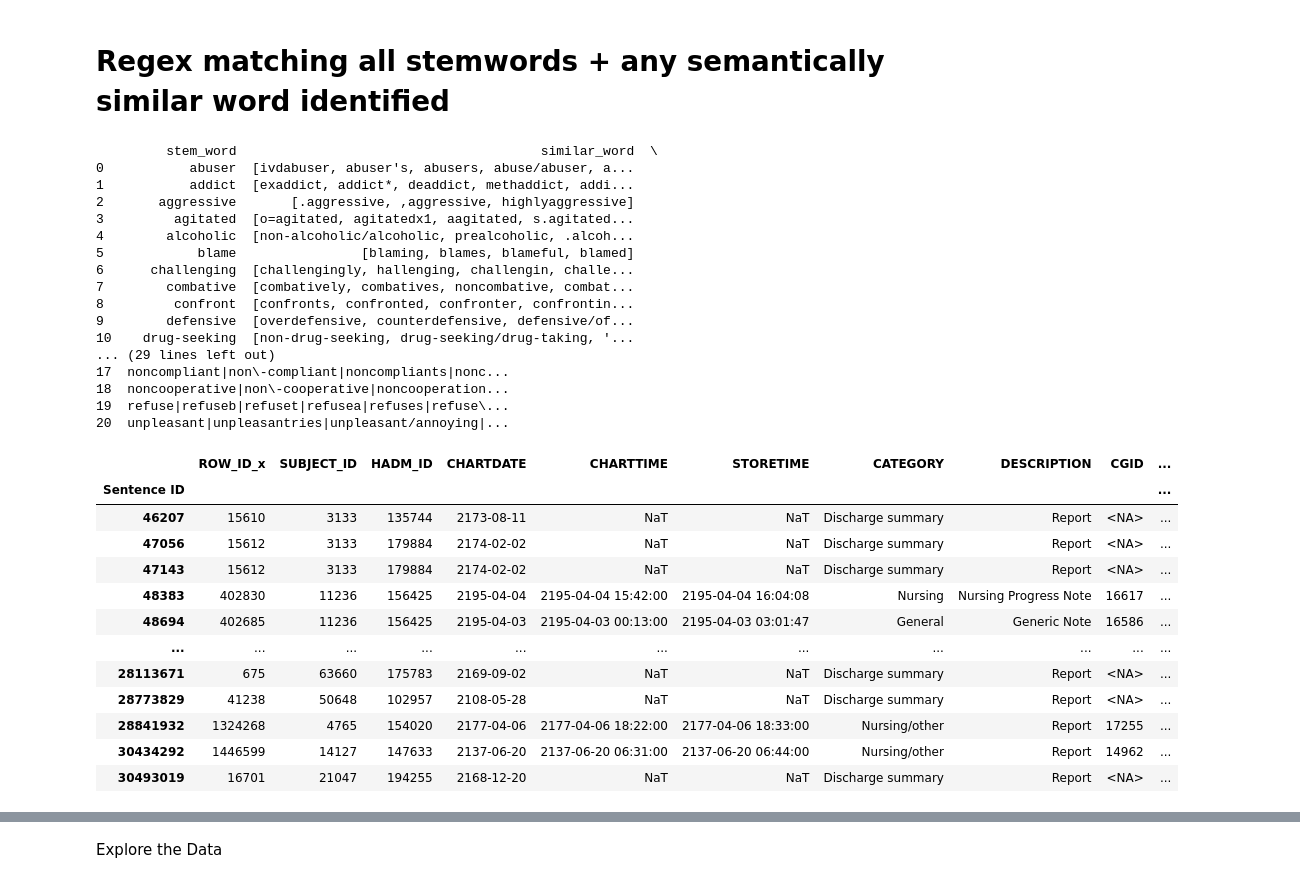
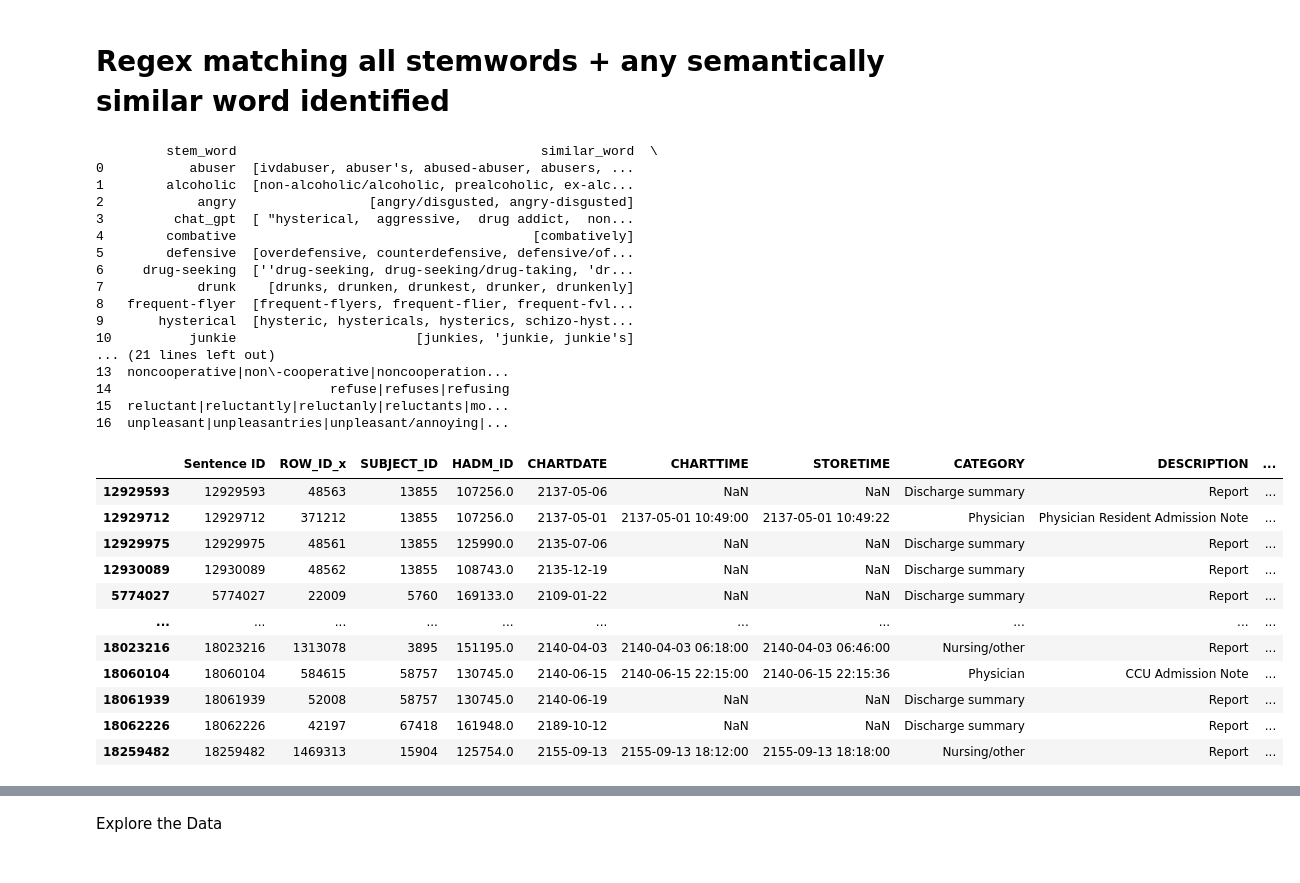
Before and after one commit to drew-walkerr/Diss_Detecting_Provider_Bias, a Jupyter notebook: stigmatizing_labels_regex.ipynb, the cells around one changed output, grey strips where cells are left out. Saved outputs shown, nothing was run; the diff lists cells and outputs as text; code cells hidden in the pictures.

```diff
--- a/stigmatizing_labels_regex.ipynb
+++ b/stigmatizing_labels_regex.ipynb
@@ -170,69 +174,75 @@ See the caveats in the documentation: https://pandas.pydata.org/pandas-docs/stab
 # %% [markdown]
 # Regex matching all stemwords + any semantically similar word identified
+# %%
+# Read in sentence tokenized MIMIC-III
+
+full_dataframe = pd.read_csv("/content/gdrive/MyDrive/Diss_Detecting_Provider_Bias/mimic_iii_sentence_tokenized.csv")
 # %%
 
 
-doubt_word_list = pd.read_csv("stigma_word_list_round_2.csv")
+doubt_word_list = pd.read_csv("stigma_word_list_round_3_gpt.csv")
 
 
 # Create regex which is each stem word + all similar_words identified in the word embeddings step, which will be used to search the charts
 def group_and_create_regex(dataframe):
     grouped_data = dataframe.groupby('stem_word')['similar_word'].apply(list).reset_index()
     grouped_data['regex'] = grouped_data.apply(lambda row: '|'.join([re.escape(row['stem_word'])] + [re.escape(word) for word in row['similar_word']]), axis=1)
     return grouped_data
 
 grouped_data = group_and_create_regex(doubt_word_list)
 print(grouped_data)
 
 # Create function that takes regex from each row and searches the charts
-def identify_matching_strings(full_dataframe, doubt_word_list):
+
+def identify_matching_strings(full_dataframe, grouped_data):
     matching_dataframes = []
 
-
-    for index, row in doubt_word_list.iterrows():
+    for index, row in grouped_data.iterrows():
         regex = row['regex']
-        stem_word = row['stem_word']
-        matches = full_dataframe.loc[full_dataframe['Sentence'].str.contains(regex, flags=re.IGNORECASE)].copy()
-        matches['regex'] = regex
-        matches['stem_word'] = stem_word
-        matching_dataframes.append(matches)
+        terms = row['similar_word']
+        for term in terms:
+            term = re.escape(term)
+            matches = full_dataframe.loc[full_dataframe['Sentence'].str.contains(term, flags=re.IGNORECASE, na=False)].copy()
+            matches['regex'] = regex
+            matches['matched_term'] = term  # Add the matched term as a new column
+            matching_dataframes.append(matches)
 
     if matching_dataframes:
         return pd.concat(matching_dataframes, axis=0)
     else:
         return pd.DataFrame()
 
 
+
 result = identify_matching_strings(full_dataframe, grouped_data)
 result
 # %% [output]
          stem_word                                       similar_word  \
-0           abuser  [ivdabuser, abuser's, abusers, abuse/abuser, a...
-1           addict  [exaddict, addict*, deaddict, methaddict, addi...
-2       aggressive       [.aggressive, ,aggressive, highlyaggressive]
-3         agitated  [o=agitated, agitatedx1, aagitated, s.agitated...
-4        alcoholic  [non-alcoholic/alcoholic, prealcoholic, .alcoh...
-5            blame                [blaming, blames, blameful, blamed]
-6      challenging  [challengingly, hallenging, challengin, challe...
-7        combative  [combatively, combatives, noncombative, combat...
-8         confront  [confronts, confronted, confronter, confrontin...
-9        defensive  [overdefensive, counterdefensive, defensive/of...
-10    drug-seeking  [non-drug-seeking, drug-seeking/drug-taking, '...
-... (29 lines left out)
-17  noncompliant|non\-compliant|noncompliants|nonc...
-18  noncooperative|non\-cooperative|noncooperation...
-19  refuse|refuseb|refuset|refusea|refuses|refuse\...
-20  unpleasant|unpleasantries|unpleasant/annoying|...
+0           abuser  [ivdabuser, abuser's, abused-abuser, abusers, ...
+1        alcoholic  [non-alcoholic/alcoholic, prealcoholic, ex-alc...
+2            angry                 [angry/disgusted, angry-disgusted]
+3         chat_gpt  [ "hysterical,  aggressive,  drug addict,  non...
+4        combative                                      [combatively]
+5        defensive  [overdefensive, counterdefensive, defensive/of...
+6     drug-seeking  [''drug-seeking, drug-seeking/drug-taking, 'dr...
+7            drunk    [drunks, drunken, drunkest, drunker, drunkenly]
+8   frequent-flyer  [frequent-flyers, frequent-flier, frequent-fvl...
+9       hysterical  [hysteric, hystericals, hysterics, schizo-hyst...
+10          junkie                       [junkies, 'junkie, junkie's]
+... (21 lines left out)
+13  noncooperative|non\-cooperative|noncooperation...
+14                            refuse|refuses|refusing
+15  reluctant|reluctantly|reluctanly|reluctants|mo...
+16  unpleasant|unpleasantries|unpleasant/annoying|...
-|  | ROW_ID_x | SUBJECT_ID | HADM_ID | CHARTDATE | CHARTTIME | STORETIME | CATEGORY | DESCRIPTION | CGID | ... |
-| Sentence ID |  |  |  |  |  |  |  |  |  | ... |
-| 46207 | 15610 | 3133 | 135744 | 2173-08-11 | NaT | NaT | Discharge summary | Report | <NA> | ... |
-| 47056 | 15612 | 3133 | 179884 | 2174-02-02 | NaT | NaT | Discharge summary | Report | <NA> | ... |
-| 47143 | 15612 | 3133 | 179884 | 2174-02-02 | NaT | NaT | Discharge summary | Report | <NA> | ... |
-| 48383 | 402830 | 11236 | 156425 | 2195-04-04 | 2195-04-04 15:42:00 | 2195-04-04 16:04:08 | Nursing | Nursing Progress Note | 16617 | ... |
-| 48694 | 402685 | 11236 | 156425 | 2195-04-03 | 2195-04-03 00:13:00 | 2195-04-03 03:01:47 | General | Generic Note | 16586 | ... |
+|  | Sentence ID | ROW_ID_x | SUBJECT_ID | HADM_ID | CHARTDATE | CHARTTIME | STORETIME | CATEGORY | DESCRIPTION | ... |
+| 12929593 | 12929593 | 48563 | 13855 | 107256.0 | 2137-05-06 | NaN | NaN | Discharge summary | Report | ... |
+| 12929712 | 12929712 | 371212 | 13855 | 107256.0 | 2137-05-01 | 2137-05-01 10:49:00 | 2137-05-01 10:49:22 | Physician | Physician Resident Admission Note | ... |
+| 12929975 | 12929975 | 48561 | 13855 | 125990.0 | 2135-07-06 | NaN | NaN | Discharge summary | Report | ... |
+| 12930089 | 12930089 | 48562 | 13855 | 108743.0 | 2135-12-19 | NaN | NaN | Discharge summary | Report | ... |
+| 5774027 | 5774027 | 22009 | 5760 | 169133.0 | 2109-01-22 | NaN | NaN | Discharge summary | Report | ... |
 | ... | ... | ... | ... | ... | ... | ... | ... | ... | ... | ... |
-| 28113671 | 675 | 63660 | 175783 | 2169-09-02 | NaT | NaT | Discharge summary | Report | <NA> | ... |
-| 28773829 | 41238 | 50648 | 102957 | 2108-05-28 | NaT | NaT | Discharge summary | Report | <NA> | ... |
-| 28841932 | 1324268 | 4765 | 154020 | 2177-04-06 | 2177-04-06 18:22:00 | 2177-04-06 18:33:00 | Nursing/other | Report | 17255 | ... |
-| 30434292 | 1446599 | 14127 | 147633 | 2137-06-20 | 2137-06-20 06:31:00 | 2137-06-20 06:44:00 | Nursing/other | Report | 14962 | ... |
-| 30493019 | 16701 | 21047 | 194255 | 2168-12-20 | NaT | NaT | Discharge summary | Report | <NA> | ... |
+| 18023216 | 18023216 | 1313078 | 3895 | 151195.0 | 2140-04-03 | 2140-04-03 06:18:00 | 2140-04-03 06:46:00 | Nursing/other | Report | ... |
+| 18060104 | 18060104 | 584615 | 58757 | 130745.0 | 2140-06-15 | 2140-06-15 22:15:00 | 2140-06-15 22:15:36 | Physician | CCU Admission Note | ... |
+| 18061939 | 18061939 | 52008 | 58757 | 130745.0 | 2140-06-19 | NaN | NaN | Discharge summary | Report | ... |
+| 18062226 | 18062226 | 42197 | 67418 | 161948.0 | 2189-10-12 | NaN | NaN | Discharge summary | Report | ... |
+| 18259482 | 18259482 | 1469313 | 15904 | 125754.0 | 2155-09-13 | 2155-09-13 18:12:00 | 2155-09-13 18:18:00 | Nursing/other | Report | ... |
```
Also changed, not shown: parts of 6 cells of this notebook.
